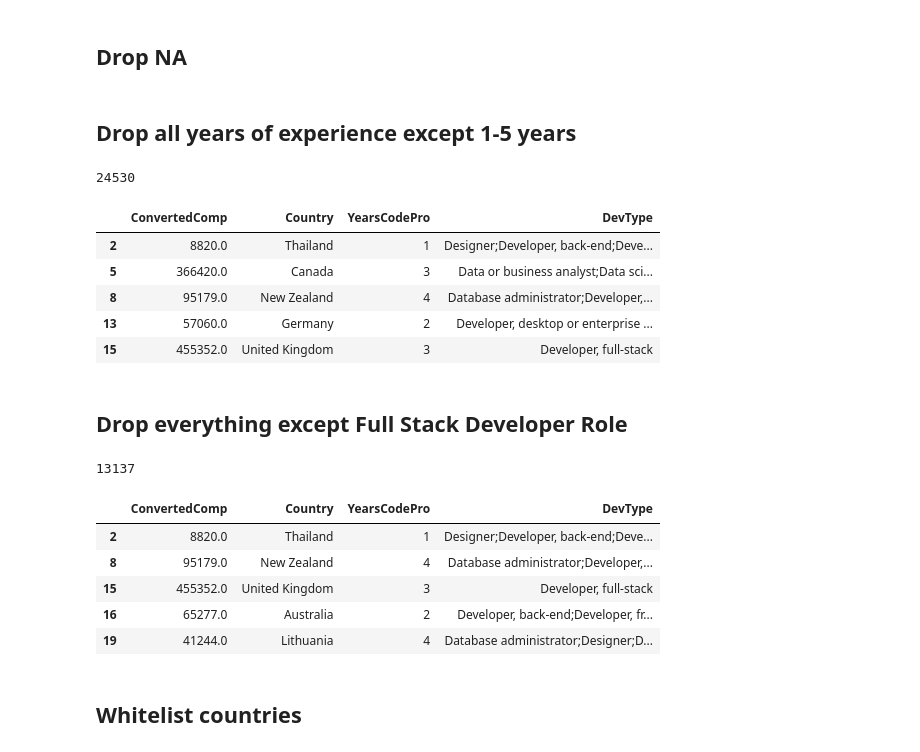
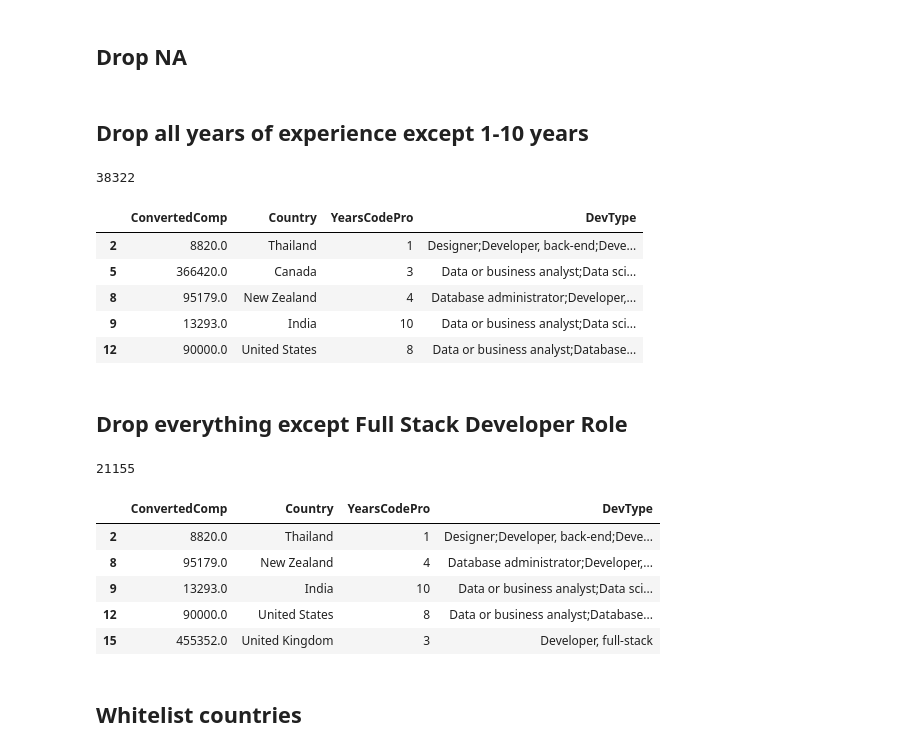
Before and after one commit to Ghost---Shadow/so-ds, a Jupyter notebook: salary.ipynb, the cells around one changed output. Saved outputs shown, nothing was run; the diff lists cells and outputs as text; code cells hidden in the pictures.

```diff
--- a/salary.ipynb
+++ b/salary.ipynb
@@ -32,22 +33,22 @@ Index(['Respondent', 'MainBranch', 'Hobbyist', 'OpenSourcer', 'OpenSource',
 # %%
 ddf = df[['ConvertedComp', 'Country', 'YearsCodePro', 'DevType']].dropna(how='any')
 # %% [markdown]
-## Drop all years of experience except 1-5 years
+## Drop all years of experience except 1-10 years
 # %%
 ddf = ddf[ddf['YearsCodePro'] != 'Less than 1 year']
 ddf = ddf[ddf['YearsCodePro'] != 'More than 50 years']
 ddf['YearsCodePro'] = pd.to_numeric(ddf['YearsCodePro'])
-ddf = ddf[ddf['YearsCodePro'] <= 5]
+ddf = ddf[ddf['YearsCodePro'] <= 10]
 print(len(ddf))
 ddf.head()
 # %% [output]
-24530
+38322
 |  | ConvertedComp | Country | YearsCodePro | DevType |
 | 2 | 8820.0 | Thailand | 1 | Designer;Developer, back-end;Deve... |
 | 5 | 366420.0 | Canada | 3 | Data or business analyst;Data sci... |
 | 8 | 95179.0 | New Zealand | 4 | Database administrator;Developer,... |
-| 13 | 57060.0 | Germany | 2 | Developer, desktop or enterprise ... |
-| 15 | 455352.0 | United Kingdom | 3 | Developer, full-stack |
+| 9 | 13293.0 | India | 10 | Data or business analyst;Data sci... |
+| 12 | 90000.0 | United States | 8 | Data or business analyst;Database... |
 # %% [markdown]
 ## Drop everything except Full Stack Developer Role
 # %%
@@ -55,13 +56,13 @@ ddf = ddf[ddf['DevType'].str.contains('full')]
 print(len(ddf))
 ddf.head()
 # %% [output]
-13137
+21155
 |  | ConvertedComp | Country | YearsCodePro | DevType |
 | 2 | 8820.0 | Thailand | 1 | Designer;Developer, back-end;Deve... |
 | 8 | 95179.0 | New Zealand | 4 | Database administrator;Developer,... |
+| 9 | 13293.0 | India | 10 | Data or business analyst;Data sci... |
+| 12 | 90000.0 | United States | 8 | Data or business analyst;Database... |
 | 15 | 455352.0 | United Kingdom | 3 | Developer, full-stack |
-| 16 | 65277.0 | Australia | 2 | Developer, back-end;Developer, fr... |
-| 19 | 41244.0 | Lithuania | 4 | Database administrator;Designer;D... |
 # %% [markdown]
 ## Whitelist countries
 # %%
```
Also changed, not shown: parts of 2 cells of this notebook.
